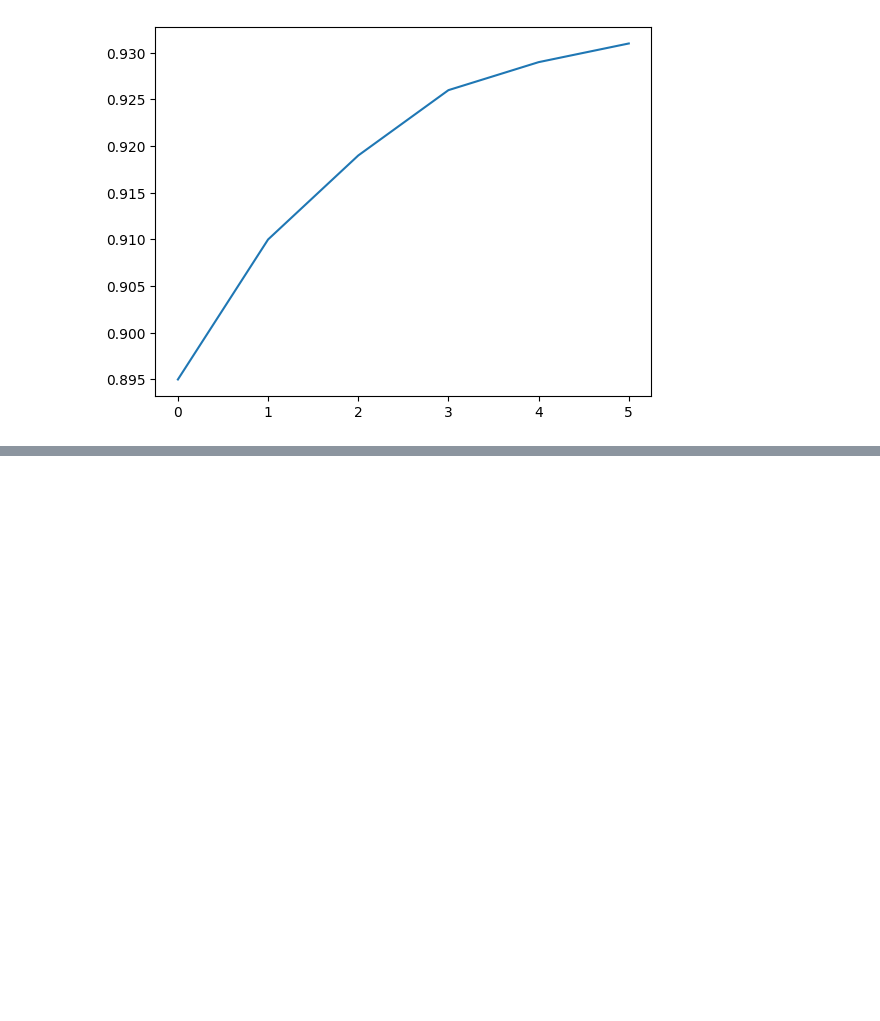
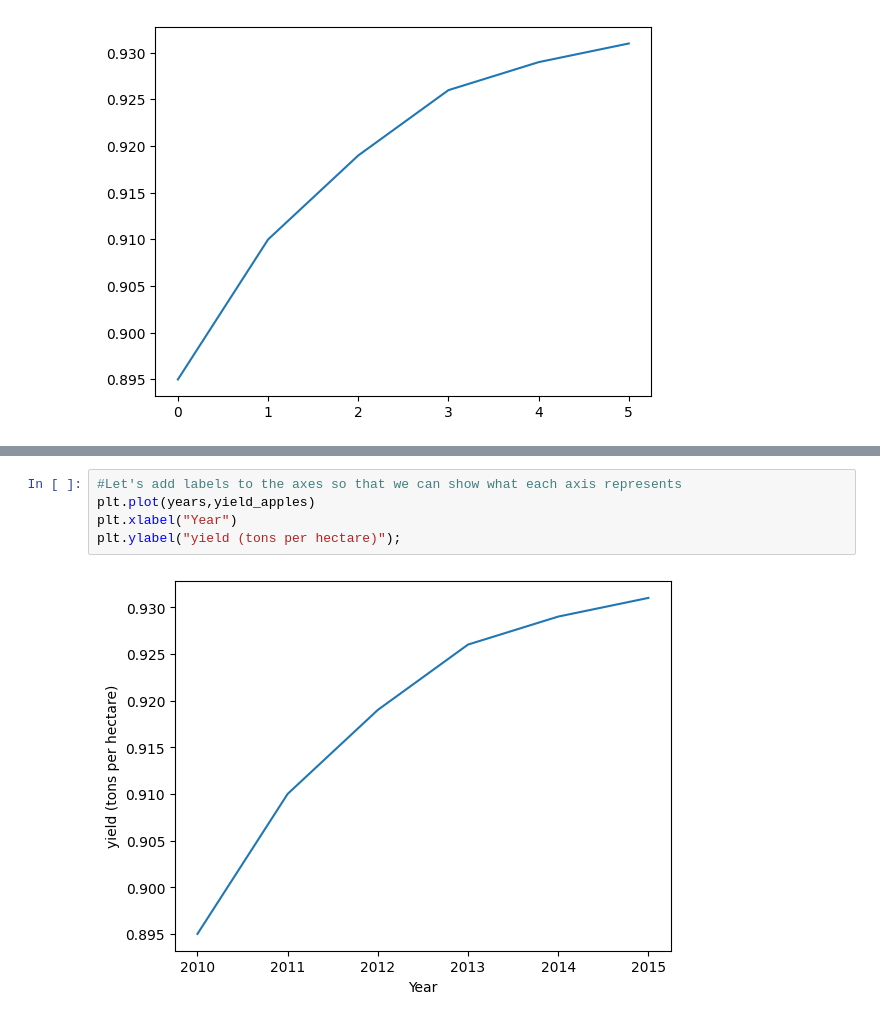
Before and after one commit to vigneshwarjayabal/Data_Visualization, a Jupyter notebook: Data_Visualization.ipynb, the cells around one changed output, grey strips where cells are left out. Saved outputs shown, nothing was run; the diff lists cells and outputs as text; blank space fills up the shorter version.

```diff
--- a/Data_Visualization.ipynb
+++ b/Data_Visualization.ipynb
@@ -30,0 +38,7 @@ plt.plot(yield_apples)
+# %%
+#Let's add labels to the axes so that we can show what each axis represents
+plt.plot(years,yield_apples)
+plt.xlabel("Year")
+plt.ylabel("yield (tons per hectare)");
+# %% [output]
+[figure, added]
```
Also changed, not shown: parts of 45 cells of this notebook.
